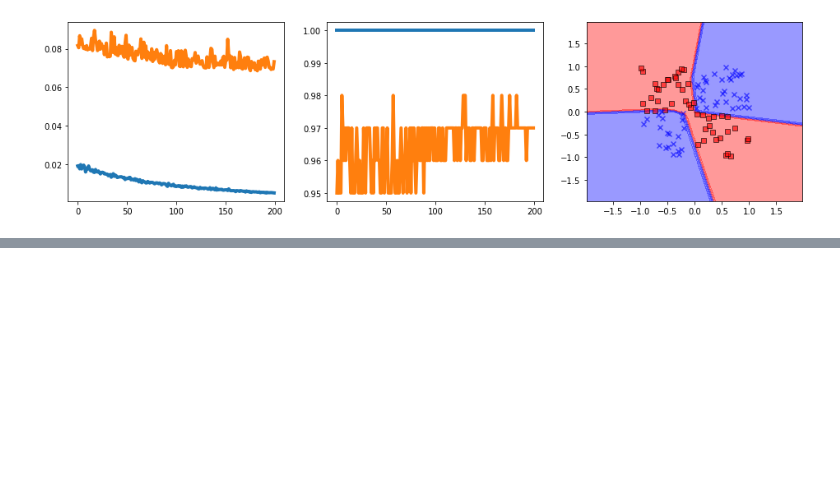
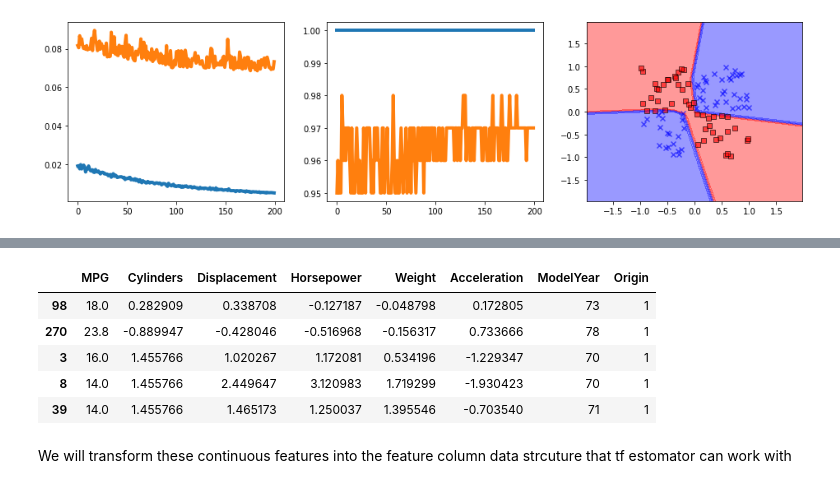
Before and after one commit to BlueElf246/datle2403, a Jupyter notebook: C14_Going_Deeper_The_Mechanics_of_Tensorflow.ipynb, the cells around one changed output, grey strips where cells are left out. Saved outputs shown, nothing was run; the diff lists cells and outputs as text; code cells hidden in the pictures; blank space fills up the shorter version.

```diff
--- a/C14_Going_Deeper_The_Mechanics_of_Tensorflow.ipynb
+++ b/C14_Going_Deeper_The_Mechanics_of_Tensorflow.ipynb
@@ -343,0 +545,19 @@ plot_decision_regions(X=x_valid, y= y_valid.astype(np.integer), classifier= mode
+# %%
+import sklearn
+from sklearn.model_selection import train_test_split
+from sklearn.preprocessing import StandardScaler
+df_train, df_test= train_test_split(df, train_size=0.8)
+df_train_norm, df_test_norm= df_train.copy(), df_test.copy()
+numeric_col=['Cylinders', 'Displacement', 'Horsepower', 'Weight', 'Acceleration']
+sc=StandardScaler()
+df_train_norm[numeric_col]=sc.fit_transform(df_train_norm[numeric_col])
+df_train_norm.tail()
+# %% [output]
+|  | MPG | Cylinders | Displacement | Horsepower | Weight | Acceleration | ModelYear | Origin |
+| 98 | 18.0 | 0.282909 | 0.338708 | -0.127187 | -0.048798 | 0.172805 | 73 | 1 |
+| 270 | 23.8 | -0.889947 | -0.428046 | -0.516968 | -0.156317 | 0.733666 | 78 | 1 |
+| 3 | 16.0 | 1.455766 | 1.020267 | 1.172081 | 0.534196 | -1.229347 | 70 | 1 |
+| 8 | 14.0 | 1.455766 | 2.449647 | 3.120983 | 1.719299 | -1.930423 | 70 | 1 |
+| 39 | 14.0 | 1.455766 | 1.465173 | 1.250037 | 1.395546 | -0.703540 | 71 | 1 |
+# %% [markdown]
+We will transform these continuous features into the feature column data strcuture that tf estomator can work with
```
Also changed, not shown: parts of 31 cells of this notebook.
